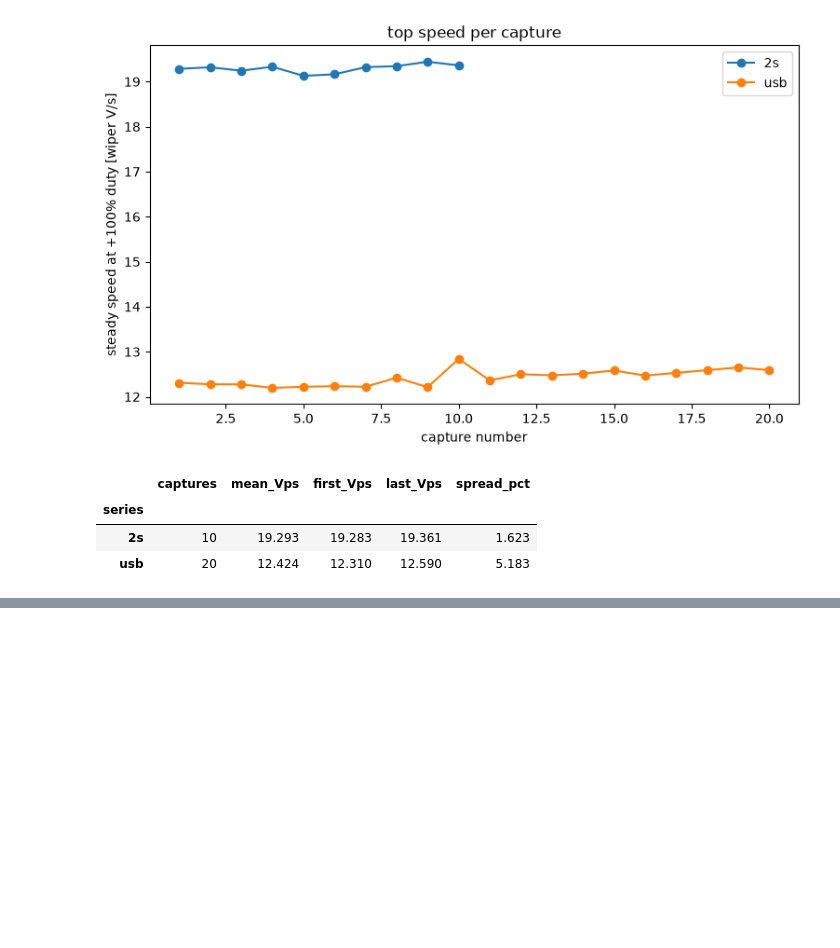
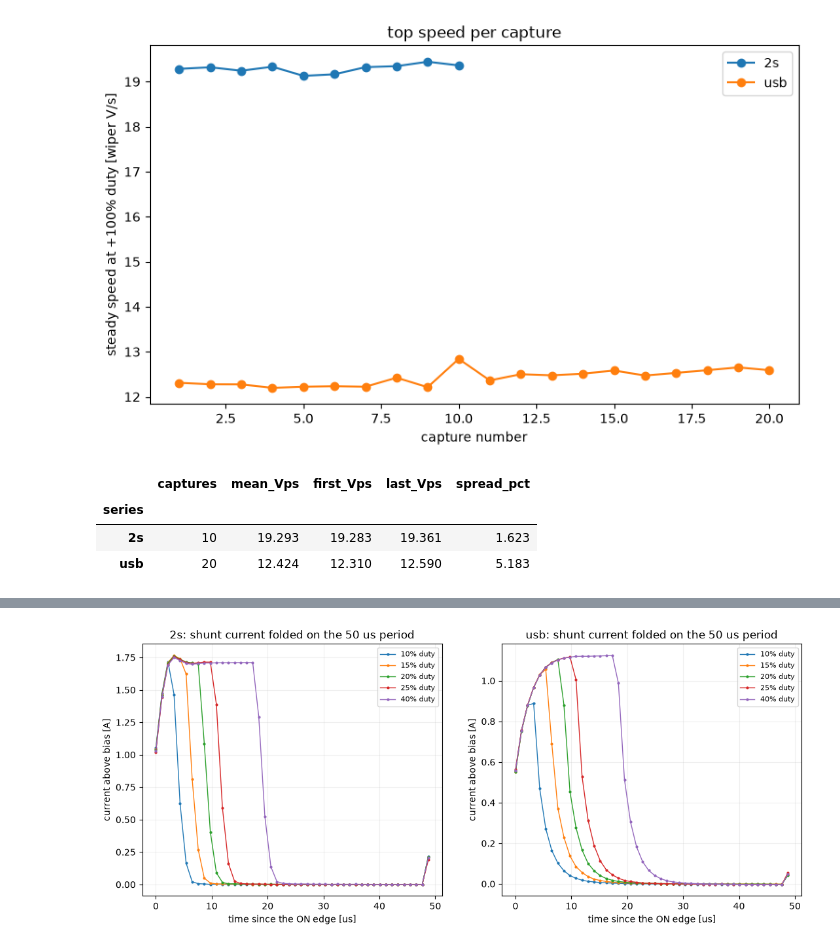
Before and after one commit to OpenServoCore/open-servo-core, a Jupyter notebook: notebooks/00-raw-duty-sweeps.ipynb, the cells around one changed output, grey strips where cells are left out. Saved outputs shown, nothing was run; the diff lists cells and outputs as text; code cells hidden in the pictures; blank space fills up the shorter version.

```diff
--- a/notebooks/00-raw-duty-sweeps.ipynb
+++ b/notebooks/00-raw-duty-sweeps.ipynb
@@ -1221,0 +2071,83 @@ recomputing the 2S spread from bootstrapped subsets of twenty draws.
+# %%
+# The bursts free-run the ADC on the shunt alone, so they show what happens
+# INSIDE one PWM period, which the 20 kHz crest sample can only ever see one
+# slice of. Two constants the board entry does not carry:
+#
+#   burst sample period: the ADC runs at 24 MHz and one conversion is a
+#   13.5-cycle sample aperture plus 12.5 cycles of conversion, so 26 ADC clocks
+#   per sample, 26 / 24 MHz = 1.0833 us.
+#   PWM period: 20 kHz centre aligned, which is the board's tick rate, so
+#   50 us, which works out at about 46 burst samples.
+BURST_TS_US = 26 / 24.0
+PWM_PERIOD_US = 1e6 / gboard.tick_hz
+BURST_SLOTS = PWM_PERIOD_US / BURST_TS_US
+BURST_DUTIES = [10, 15, 20, 25, 40]
+
+print(f"burst sample period {BURST_TS_US:.4f} us, PWM period {PWM_PERIOD_US:.1f} us, "
+      f"{BURST_SLOTS:.2f} samples per period")
+
+def fold_burst(path):
+    """Average one burst over its PWM periods, aligned on the ON edge."""
+    raw = pd.read_csv(path)
+    meta = raw.iloc[0]
+    frame_len = int(meta["frame_len"])
+    counts = raw["raw"].to_numpy(float)
+    if frame_len != 1:                       # interleaved scans: slot 0 is the shunt
+        counts = counts[::frame_len]
+    # The burst carries its own bias, taken at rest just before it ran.
+    amps = gboard.amps(counts, float(meta["bias"])) * K_VDD
+    duty = int(meta["step_q15"]) * 100.0 / Q15
+    # The ON edge is the biggest positive jump in each period. Aligning on the
+    # median phase rather than on one edge keeps a single noisy period from
+    # shifting the whole fold.
+    step = np.diff(amps)
+    edges = np.where(step > 0.25 * (amps.max() - amps.min()))[0]
+    phase = np.median(edges % BURST_SLOTS)
+    slots = int(round(BURST_SLOTS))
+    nper = int(len(amps) // BURST_SLOTS) - 1
+    prof = np.full((nper, slots), np.nan)
+    for k in range(nper):
+        s = int(round(phase + k * BURST_SLOTS)) + 1
+        chunk = amps[s:s + slots]
+        prof[k, :len(chunk)] = chunk
+    return np.nanmean(prof, axis=0), duty, nper, float(meta["vbus_raw"])
+
+FOLDS = {}
+rows = []
+for supply in ("2s", "usb"):
+    d = GDS[supply].path / "burst"
+    for duty in BURST_DUTIES:
+        # chans 0 = shunt only, frame_len 1. Two repeats per duty, averaged.
+        reps = [fold_burst(d / f"c0-d{duty}-{rep}.csv") for rep in (0, 1)]
+        prof = np.nanmean([r[0] for r in reps], axis=0)
+        FOLDS[(supply, duty)] = prof
+        on_slots = max(2, int(round(duty / 100 * BURST_SLOTS)))
+        rows.append({"supply": supply, "duty_pct": duty, "repeats": len(reps),
+                     "periods": reps[0][2], "ON_slots": on_slots,
+                     "ON_us": on_slots * BURST_TS_US,
+                     "peak_A": np.nanmax(prof[:on_slots]),
+                     "rail_V": gboard.vsys_v(np.mean([r[3] for r in reps])) * K_VDD})
+BURSTS = pd.DataFrame(rows).set_index(["supply", "duty_pct"])
+
+fig, axes = plt.subplots(1, 2, figsize=(13, 5), sharey=False)
+for ax, supply in zip(axes, ("2s", "usb")):
+    for duty in BURST_DUTIES:
+        prof = FOLDS[(supply, duty)]
+        t = np.arange(len(prof)) * BURST_TS_US
+        ax.plot(t, prof, "-", lw=1, ms=2, marker="o", label=f"{duty}% duty")
+    ax.set_xlabel("time since the ON edge [us]")
+    ax.set_title(f"{supply}: shunt current folded on the 50 us period")
+    ax.grid(alpha=0.2)
+    ax.legend(fontsize=8)
+axes[0].set_ylabel("current above bias [A]")
+axes[1].set_ylabel("current above bias [A]")
+plt.show()
+
+print("mean current per slot, first 12 slots after the ON edge, in A above bias")
+slot_tab = pd.DataFrame(
+    {(supply, duty): np.round(FOLDS[(supply, duty)][:12], 3)
+     for supply in ("2s", "usb") for duty in BURST_DUTIES}).T
+slot_tab.index.names = ["supply", "duty_pct"]
+slot_tab.columns.name = "slot"
+slot_tab
+# %% [output]
@@ -1221,0 +2155 @@ recomputing the 2S spread from bootstrapped subsets of twenty draws.
+[figure, added]
```
Also changed, not shown: parts of 22 cells of this notebook, 47 other files.
